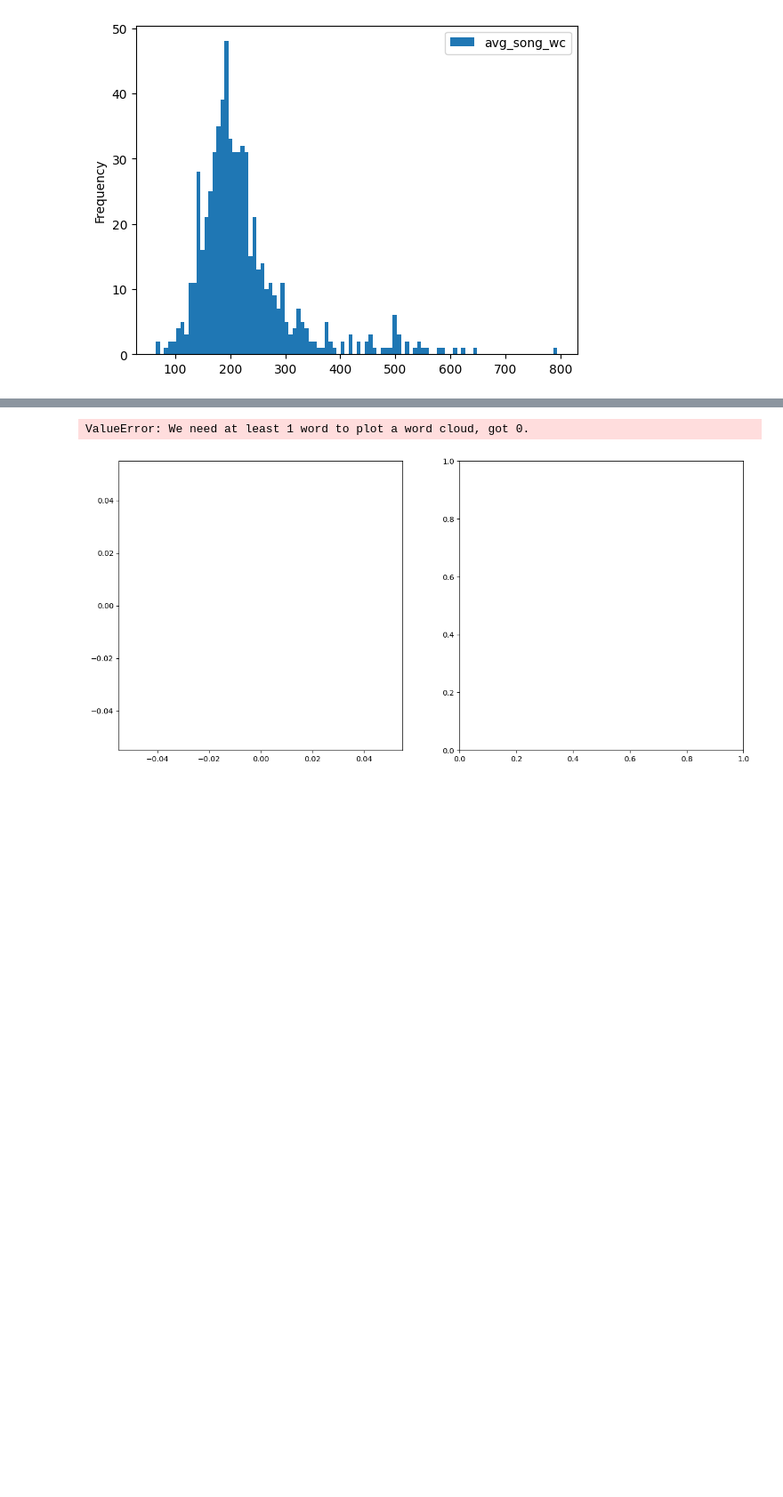
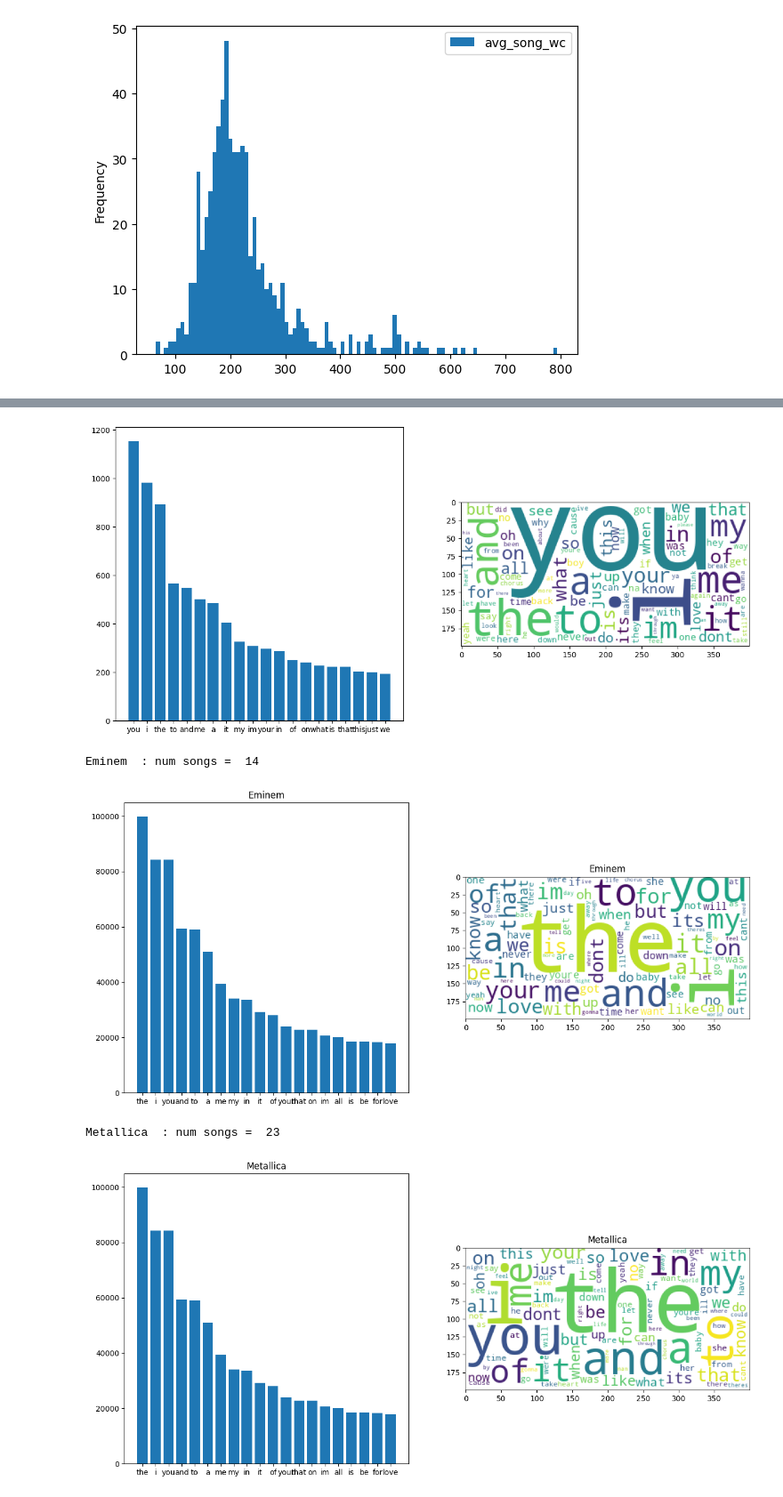
Before and after one commit to kac20/MachineLearning, a Jupyter notebook: Spotify Data set Analysis/spotify copy.ipynb, the cells around one changed output, grey strips where cells are left out. Shown at 89% size. Cells and saved outputs as stored; diff of their text form; code cells hidden in the pictures; blank space fills up the shorter version.

```diff
--- a/Spotify Data set Analysis/spotify copy.ipynb
+++ b/Spotify Data set Analysis/spotify copy.ipynb
@@ -167,12 +167,15 @@ data_artists.head()
 # %%
 # 3. Artist specific visualizations
 # Visualizing word frequencies for all the songs made by the selected artists
 plot_artist_words(data_artists)
 
 # Visualizing word frequencies for a single artist (do for each selected artist)
 for artist in artists:
     print(artist," : num songs = ", list(data["artist"]).count(artist))
-    plot_artist_words(data, artist)
+    plot_artist_words(data_copy, artist)
 # %% [output]
+[figure, new version]
-ValueError: We need at least 1 word to plot a word cloud, got 0.
+Eminem  : num songs =  14
-[figure, old version]
+[figure, added]
+Metallica  : num songs =  23
+[figure, added]
```
Also changed, not shown: parts of 4 cells of this notebook, 2 other files.
